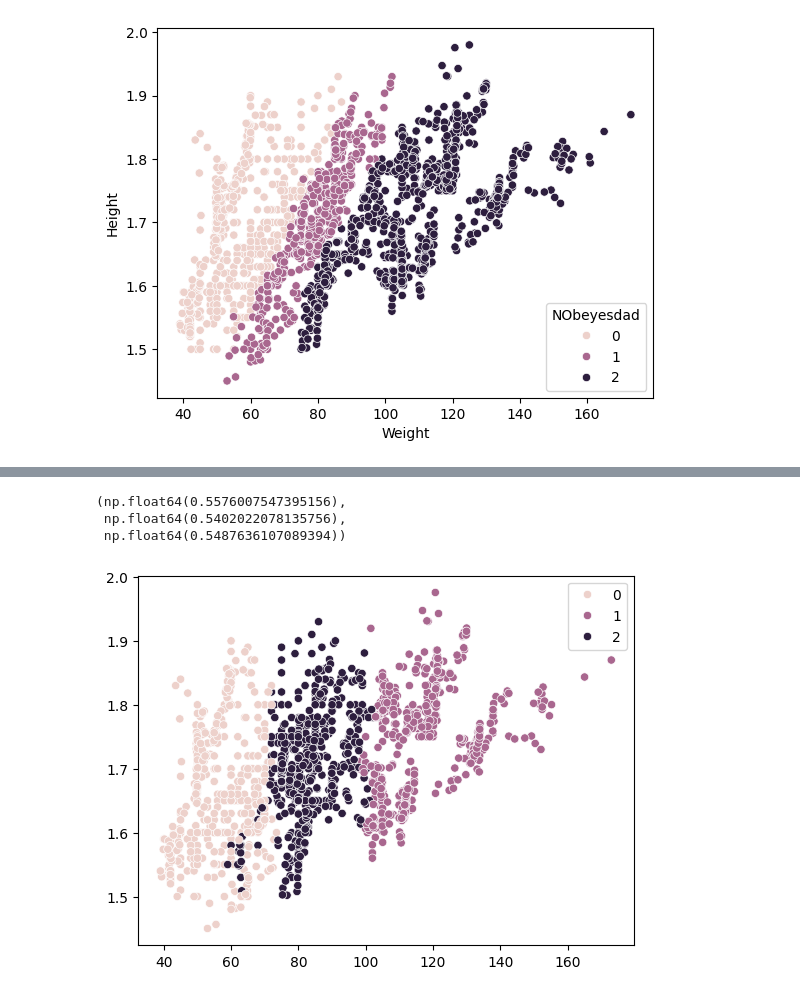
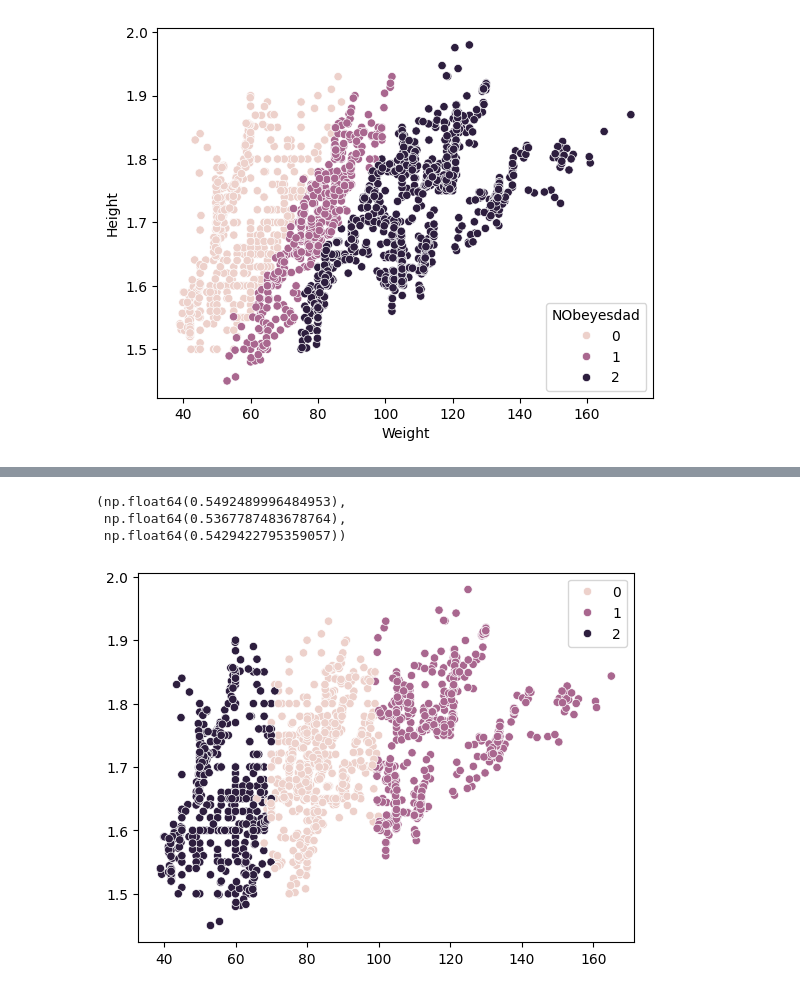
Before and after one commit to alexisuaguilaru/Obesity_Levels_Model, a Jupyter notebook: Model/Model.ipynb, the cells around one changed output, grey strips where cells are left out. Cells and saved outputs as stored; diff of their text form; code cells hidden in the pictures.

Commit message:
MOD at Models Experimentation section in Model

```diff
--- a/Model/Model.ipynb
+++ b/Model/Model.ipynb
@@ -34,7 +36,7 @@ sns.scatterplot(ObesityDataset_Groups,x='Weight',y='Height',hue='NObeyesdad')
 [figure]
 # %%
 """
-1° Model ::
+1° Option ::
     -- Feature Selection
     -- Clustering Algorithm
 """
@@ -46,7 +48,7 @@ from sklearn.cluster import KMeans
 
 from sklearn.metrics import homogeneity_completeness_v_measure
 
-ScoreFunction_MutualInformation = lambda X,y : mutual_info_classif(X,y,n_neighbors=30)
+ScoreFunction_MutualInformation = lambda X,y : mutual_info_classif(X,y,n_neighbors=32)
 
 Model_K_Means = Pipeline(steps=[
                                 ('Feature_Selection',SelectPercentile(score_func=ScoreFunction_MutualInformation,percentile=50)),
@@ -66,26 +94,26 @@ homogeneity_completeness_v_measure(y_train,y_pred)
 # %%
 """
-2° Model ::
+3° Option ::
     -- Feature Selection
     -- Feature Transformation :: NCA
     -- Clustering Algorithm
 """
 
 from sklearn.neighbors import NeighborhoodComponentsAnalysis
 
 Model_K_Means = Pipeline(steps=[
-                                ('Feature_Selection',SelectPercentile(score_func=ScoreFunction_MutualInformation,percentile=25)),
-                                ('Feature_Transformation',NeighborhoodComponentsAnalysis(init='identity')),
-                                ('Clustering',KMeans(n_clusters=3,n_init=20)),
+                                ('Feature_Selection',SelectPercentile(score_func=ScoreFunction_MutualInformation,percentile=50)),
+                                ('Feature_Transformation',NeighborhoodComponentsAnalysis(n_components=4,init='pca')),
+                                ('Clustering',KMeans(n_clusters=3,n_init=10)),
                                ]
                         )
 
 y_pred = Model_K_Means.fit_predict(X_train,y_train)
 sns.scatterplot(x=X_train[:,2],y=X_train[:,1],hue=y_pred)
 
 homogeneity_completeness_v_measure(y_train,y_pred)
 # %% [output]
-(np.float64(0.5576007547395156),
- np.float64(0.5402022078135756),
- np.float64(0.5487636107089394))
+(np.float64(0.5492489996484953),
+ np.float64(0.5367787483678764),
+ np.float64(0.5429422795359057))
-[figure, old version]
+[figure, new version]
```
Also changed, not shown: parts of 7 cells of this notebook.
